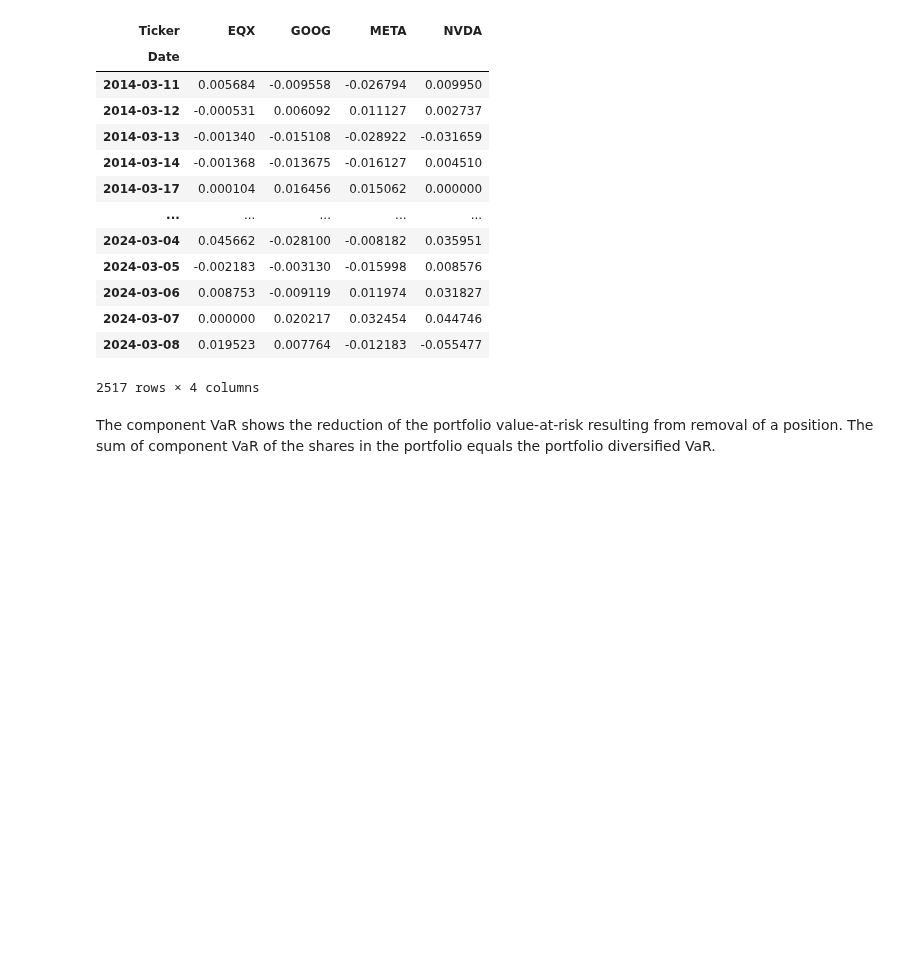
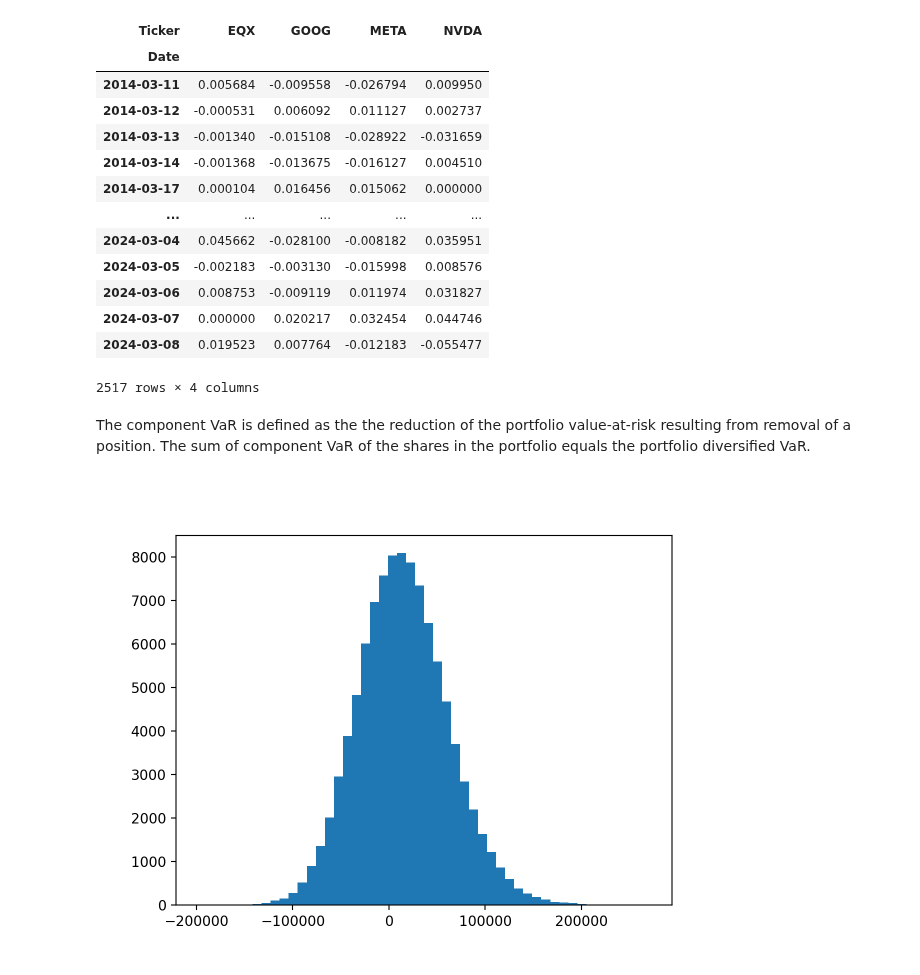
Before and after one commit to tomiadewusi/Case-Study, a Jupyter notebook: caseStudy2.ipynb, the cells around one changed output. Saved outputs shown, nothing was run; the diff lists cells and outputs as text; code cells hidden in the pictures; blank space fills up the shorter version.

Commit message:
Historical VaR simulation

```diff
--- a/caseStudy2.ipynb
+++ b/caseStudy2.ipynb
@@ -141,4 +143,32 @@ dailyReturns
 | 2024-03-08 | 0.019523 | 0.007764 | -0.012183 | -0.055477 |
 2517 rows × 4 columns
 # %% [markdown]
-The component VaR shows the reduction of the portfolio value-at-risk resulting from removal of a position. The sum of component VaR of the shares in the portfolio equals the portfolio diversified VaR.
+The component VaR is defined as the the reduction of the portfolio value-at-risk resulting from removal of a position. The sum of component VaR of the shares in the portfolio equals the portfolio diversified VaR.
+# %%
+# EQX GOOG META NVDA
+
+numOfSimulations = 100000
+holdingPeriod = 30
+intialEndowmnet = np.array(500000)
+weights = [0.13, 0.45, 0.32, 0.1]
+currentSharePrice = dataLookbackFull.iloc[-1,:].values
+cashAllocation = intialEndowmnet * weights
+numOfShares = cashAllocation / currentSharePrice
+
+pnl = np.ones((numOfSimulations,1))
+pnlComponents = np.ones((numOfSimulations,4))
+
+# Making the assumption that we will not rebalance our portfolio during the holding period
+# The number of shares will remain constant
+for sim in range(numOfSimulations):
+    cumulativeReturn = np.cumprod(1+dailyReturns.sample(n=30, replace=True).values, axis = 0)[-1,:]
+    priceAtEndOfHolding = cumulativeReturn * currentSharePrice # 1x4 vector
+    portfolioAtEnd = np.dot(numOfShares, priceAtEndOfHolding)
+    pnl[sim] = portfolioAtEnd - np.dot(numOfShares, currentSharePrice)
+# %%
+import matplotlib.pyplot as plt
+
+plt.hist(pnl, bins=50)
+plt.show()
+# %% [output]
+[figure, added]
```
Also changed, not shown: parts of 2 cells of this notebook.
